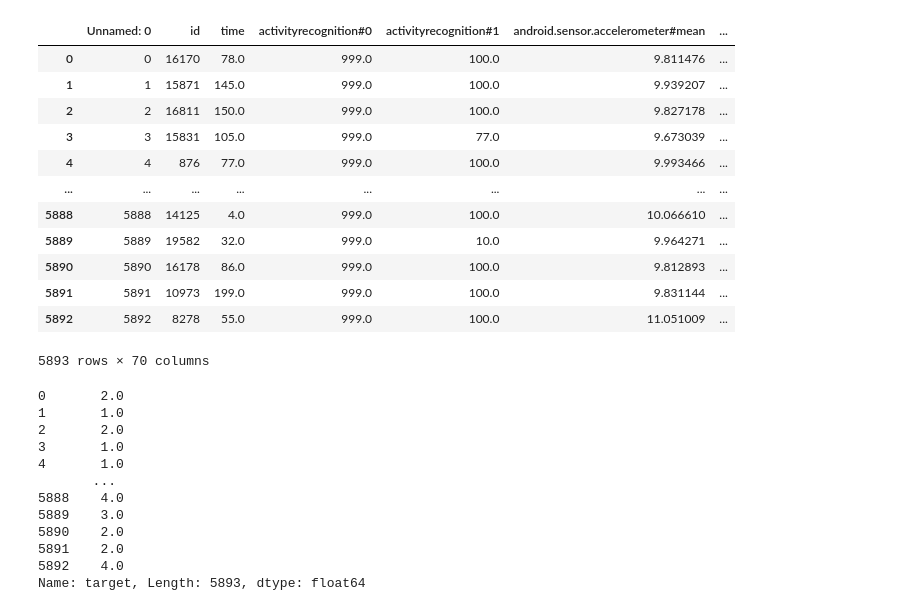
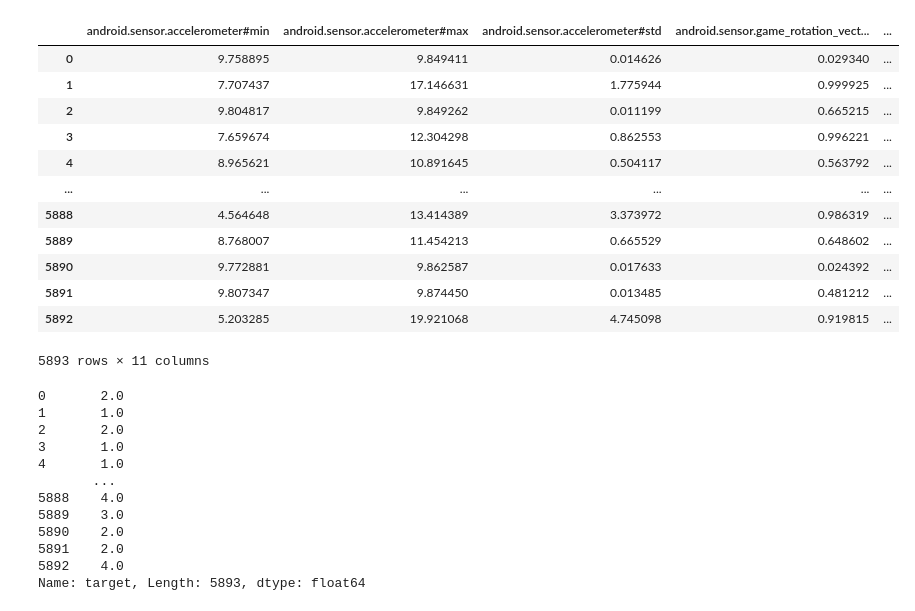
Before and after one commit to nagarjuna-de/apple_watch_tracker, a Jupyter notebook: bench.ipynb, the cells around one changed output. Drawn from its saved outputs; the diff is of its cells as text; code cells hidden in the pictures.

```diff
--- a/bench.ipynb
+++ b/bench.ipynb
@@ -9,0 +8,22 @@ df = df.drop(['user'],axis=1)
+# %%
+#df = df.drop(['user'],axis=1)
+dff = df.copy()
+df2 = dff.iloc[:,60:64]
+df3 = dff.iloc[:,6:10]
+df4 = dff.iloc[:,17:20]
+f = pd.concat([df3, df2,df4], axis=1)
+f
+# %% [output]
+|  | android.sensor.accelerometer#min | android.sensor.accelerometer#max | android.sensor.accelerometer#std | android.sensor.game_rotation_vect... | ... |
+| 0 | 9.758895 | 9.849411 | 0.014626 | 0.029340 | ... |
+| 1 | 7.707437 | 17.146631 | 1.775944 | 0.999925 | ... |
+| 2 | 9.804817 | 9.849262 | 0.011199 | 0.665215 | ... |
+| 3 | 7.659674 | 12.304298 | 0.862553 | 0.996221 | ... |
+| 4 | 8.965621 | 10.891645 | 0.504117 | 0.563792 | ... |
+| ... | ... | ... | ... | ... | ... |
+| 5888 | 4.564648 | 13.414389 | 3.373972 | 0.986319 | ... |
+| 5889 | 8.768007 | 11.454213 | 0.665529 | 0.648602 | ... |
+| 5890 | 9.772881 | 9.862587 | 0.017633 | 0.024392 | ... |
+| 5891 | 9.807347 | 9.874450 | 0.013485 | 0.481212 | ... |
+| 5892 | 5.203285 | 19.921068 | 4.745098 | 0.919815 | ... |
+5893 rows × 11 columns
@@ -11,21 +36,6 @@ df = df.drop(['user'],axis=1)
 # indices_to_keep = df.isin([np.nan, np.inf, np.inf]).any(1)
 # df= df[indices_to_keep].astype(np.float64)
 df.fillna(999, inplace=True)
-df
-# %% [output]
-|  | Unnamed: 0 | id | time | activityrecognition#0 | activityrecognition#1 | android.sensor.accelerometer#mean | ... |
-| 0 | 0 | 16170 | 78.0 | 999.0 | 100.0 | 9.811476 | ... |
-| 1 | 1 | 15871 | 145.0 | 999.0 | 100.0 | 9.939207 | ... |
-| 2 | 2 | 16811 | 150.0 | 999.0 | 100.0 | 9.827178 | ... |
-| 3 | 3 | 15831 | 105.0 | 999.0 | 77.0 | 9.673039 | ... |
-| 4 | 4 | 876 | 77.0 | 999.0 | 100.0 | 9.993466 | ... |
-| ... | ... | ... | ... | ... | ... | ... | ... |
-| 5888 | 5888 | 14125 | 4.0 | 999.0 | 100.0 | 10.066610 | ... |
-| 5889 | 5889 | 19582 | 32.0 | 999.0 | 10.0 | 9.964271 | ... |
-| 5890 | 5890 | 16178 | 86.0 | 999.0 | 100.0 | 9.812893 | ... |
-| 5891 | 5891 | 10973 | 199.0 | 999.0 | 100.0 | 9.831144 | ... |
-| 5892 | 5892 | 8278 | 55.0 | 999.0 | 100.0 | 11.051009 | ... |
-5893 rows × 70 columns
 # %%
 OrdE = OrdinalEncoder()
 tar_reshape = np.array(df['target'])
```
Also changed, not shown: parts of 6 cells of this notebook, 4 other files.
